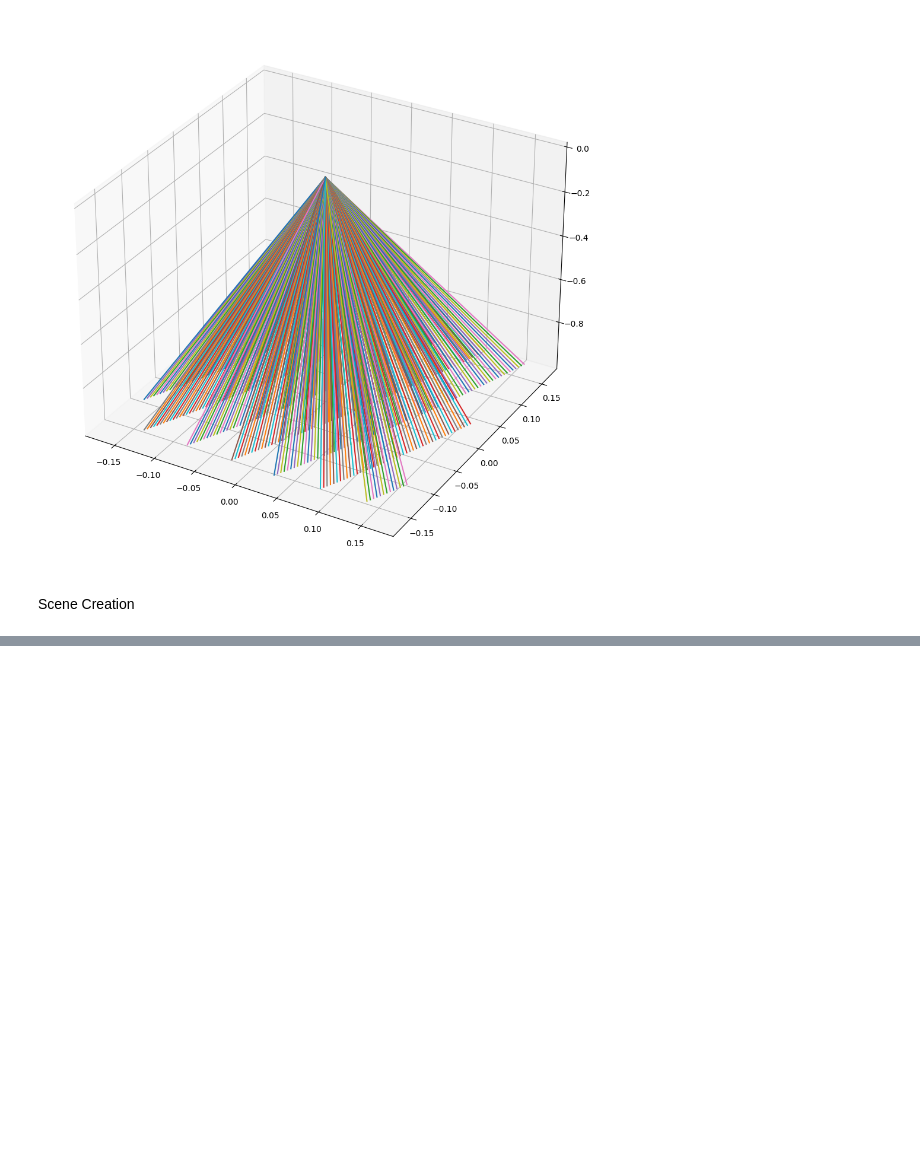
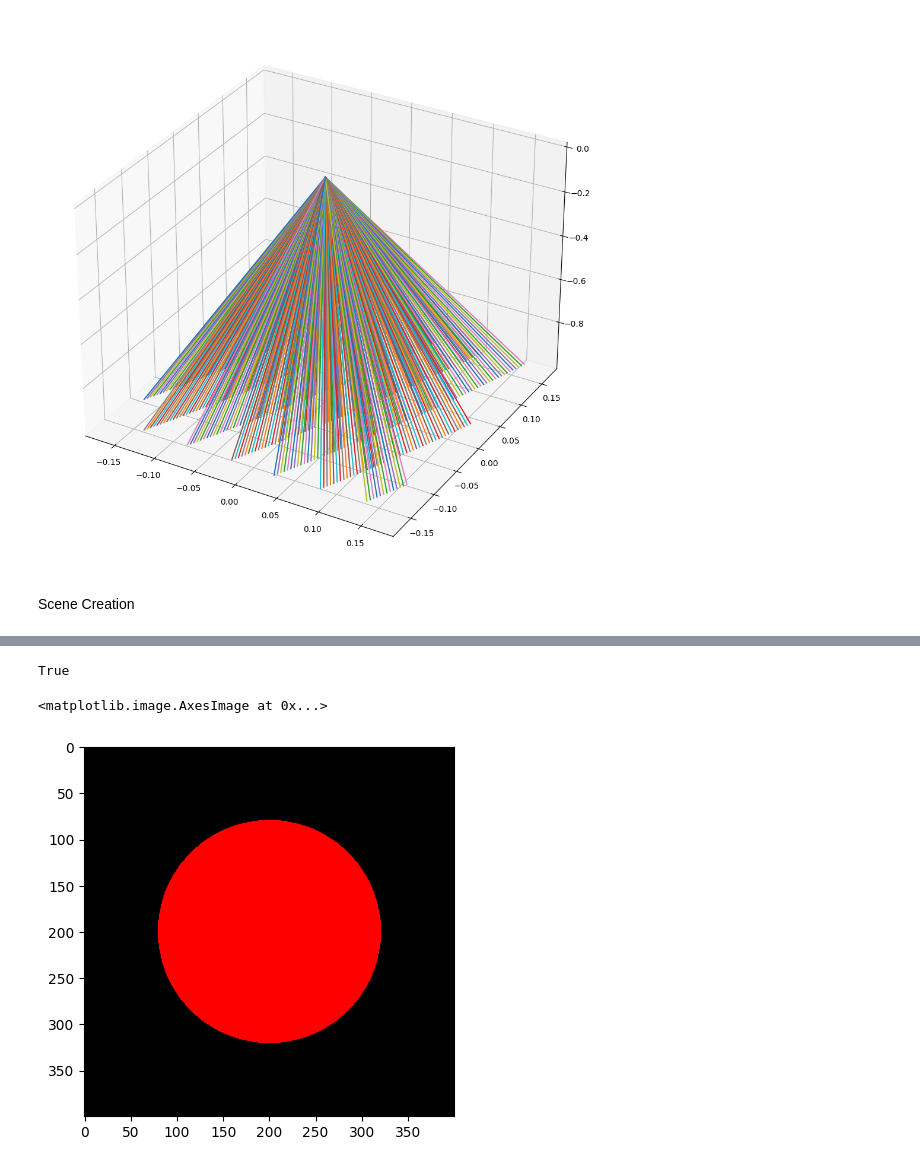
Before and after one commit to aman190202/udemy-nerf, a Jupyter notebook: camera_model.ipynb, the cells around one changed output, grey strips where cells are left out. Drawn from its saved outputs; the diff is of its cells as text; code cells hidden in the pictures; blank space fills up the shorter version.

```diff
--- a/camera_model.ipynb
+++ b/camera_model.ipynb
@@ -115,0 +137,50 @@ class Sphere():
+# %%
+hello = 4
+t = hello >=0
+t
+# %% [output]
+True
+# %%
+class intersecting_spheres():
+
+    def __init__(self, p1 , r1 ,c1, p2, r2, c2):
+        self.p1 = p1
+        self.r1 = r1
+        self.c1 = c1
+        self.p2 = p2
+        self.r2 = r2
+        self.c2 = c2
+
+    def intersect_two(self, o1, d1, o2, d2):
+
+        a = d1[:,0]**2 + d1[:,1]**2 + d1[:,2]**2
+        b = 2 * ((d1[:,0]* (o1[:,0]-self.p1[0])) + (d1[:,1]* (o1[:,1]-self.p1[1])) + (d1[:,2]* (o1[:,2]-self.p1[2])))
+        c = (o1[:,0] - self.p1[0])**2 + (o1[:,1] - self.p1[1])**2 + (o1[:,2] - self.p1[2])**2 - self.r1** 2
+
+        pho = b**2 - 4*a*c
+
+        cond = pho >= 0
+        num_rays = o1.shape[0]
+        colors = np.zeros((num_rays,3))
+
+
+
+        a1 = d2[:,0]**2 + d2[:,1]**2 + d2[:,2]**2
+        b1 = 2 * ((d2[:,0]* (o2[:,0]-self.p2[0])) + (d2[:,1]* (o2[:,1]-self.p2[1])) + (d2[:,2]* (o2[:,2]-self.p2[2])))
+        c1 = (o2[:,0] - self.p2[0])**2 + (o2[:,1] - self.p2[1])**2 + (o2[:,2] - self.p2[2])**2 - self.r2** 2
+
+        pho = b1**2 - 4*a*c
+
+        cond= pho>=0
+        colors[cond] = self.c2
+        colors[cond] = self.c1
+
+        return colors
+# %%
+s = intersecting_spheres(np.array([0.,0.,-1.]),.1,np.array([1.,1.,1.]), np.array([0.,0.,-1.]),.0001,np.array([1.,0.,0.]))
+c = s.intersect_two(rays_o,rays_d,rays_o,rays_d)
+img = c.reshape(H,W,3)
+plt.imshow(img)
+# %% [output]
+<matplotlib.image.AxesImage at 0x...>
+[figure, added]
```
Also changed, not shown: parts of 5 cells of this notebook.
